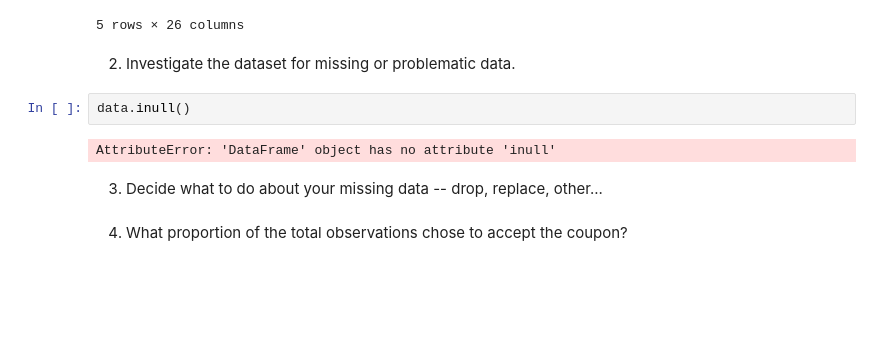
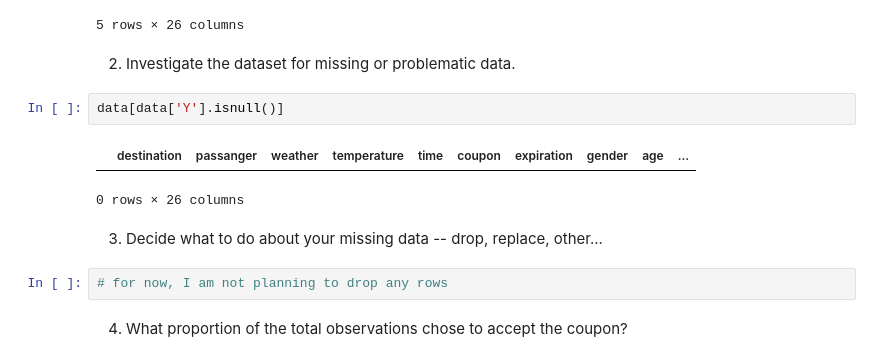
Before and after one commit to kdimal/GitHubPortfolio_Module5, a Jupyter notebook: prompt.ipynb, the cells around one changed output. Drawn from its saved outputs; the diff is of its cells as text; blank space fills up the shorter version.

```diff
--- a/prompt.ipynb
+++ b/prompt.ipynb
@@ -80,11 +80,14 @@ data.head()
 5 rows × 26 columns
 # %% [markdown]
 2. Investigate the dataset for missing or problematic data.
-# %%
-data.inull()
-# %% [output]
-AttributeError: 'DataFrame' object has no attribute 'inull'
+# %%
+data[data['Y'].isnull()]
+# %% [output]
+|  | destination | passanger | weather | temperature | time | coupon | expiration | gender | age | ... |
+0 rows × 26 columns
 # %% [markdown]
 3. Decide what to do about your missing data -- drop, replace, other...
+# %%
+# for now, I am not planning to drop any rows
 # %% [markdown]
 4. What proportion of the total observations chose to accept the coupon?
```
Also changed, not shown: parts of 3 cells of this notebook, 2 other files.
